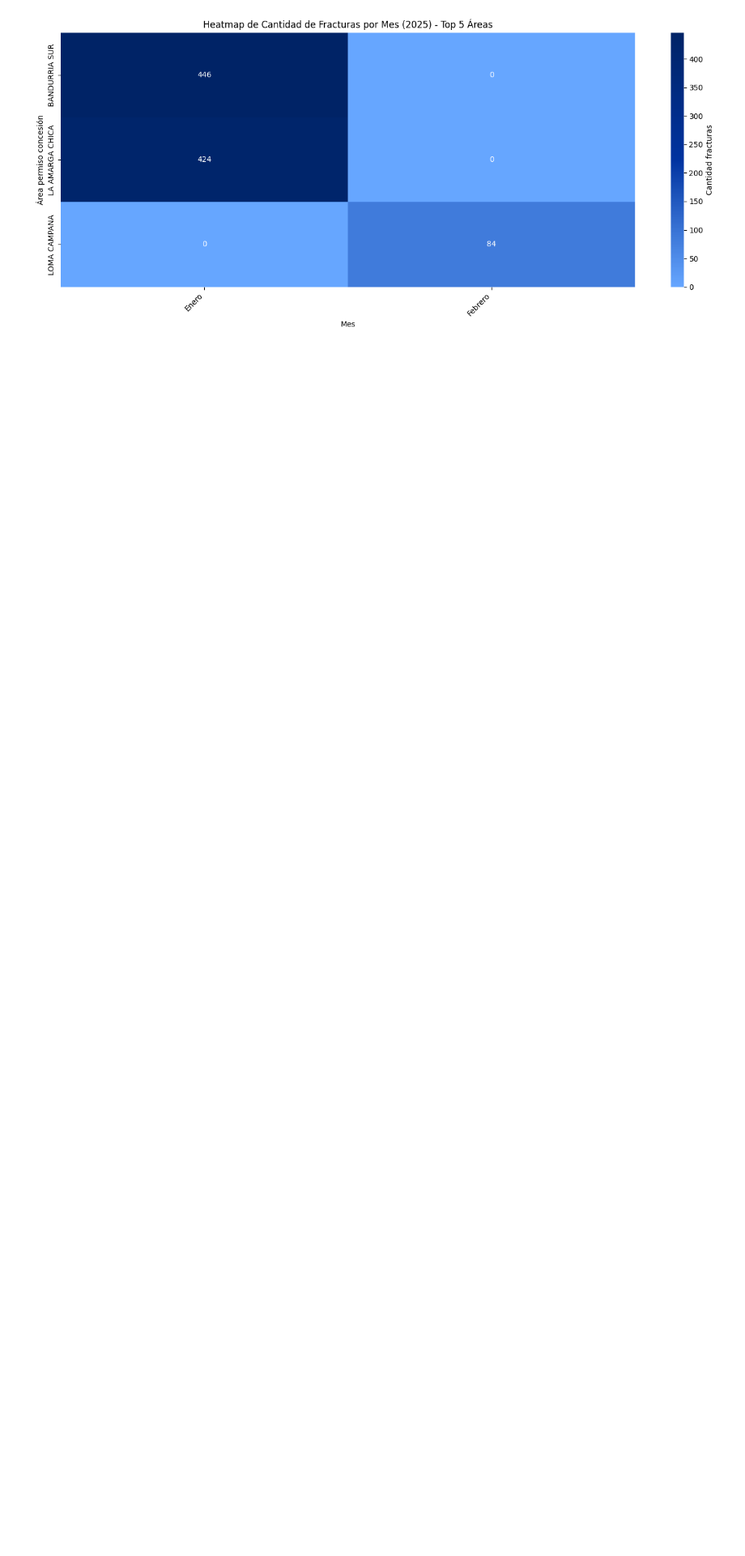
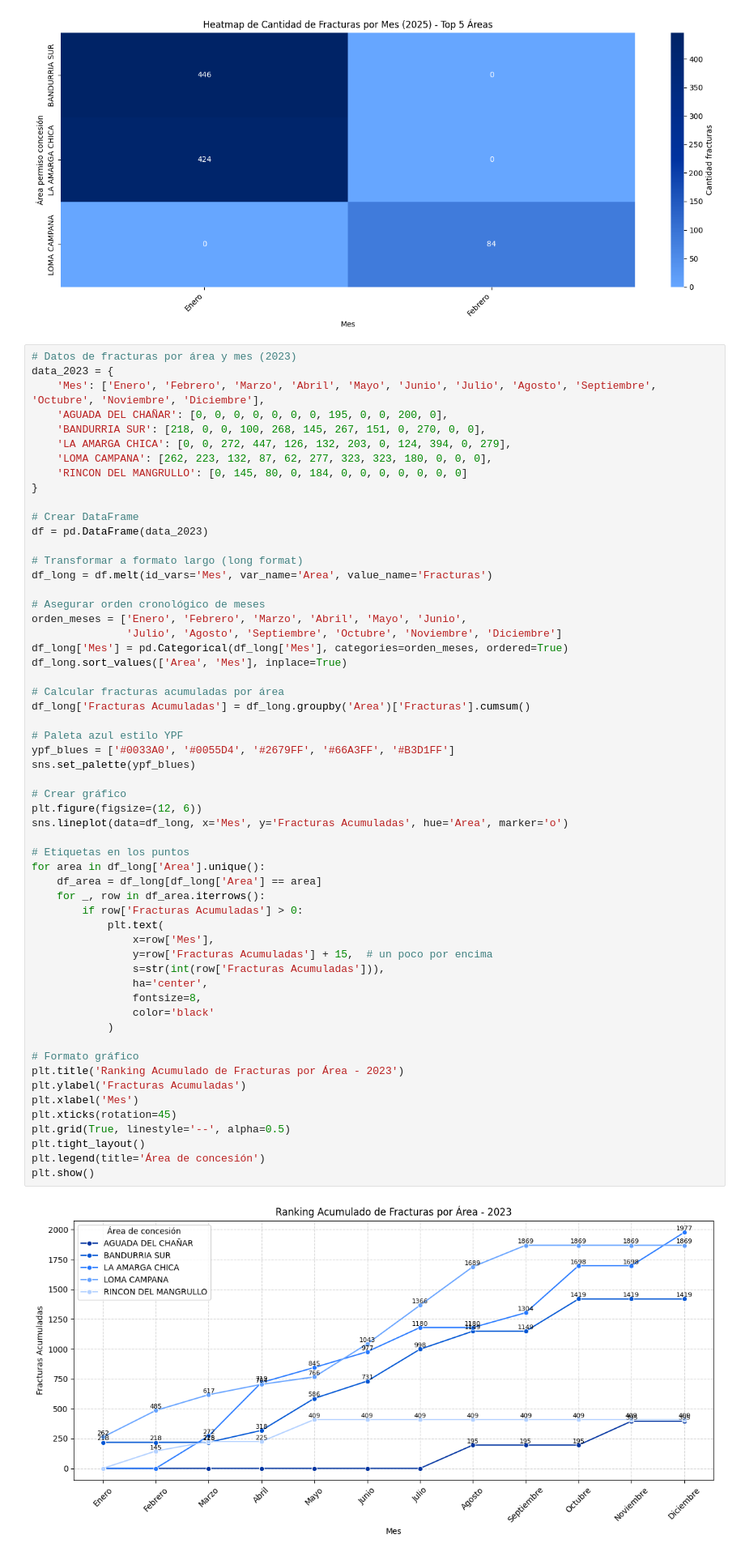
Before and after one commit to antonellafontanetto/Etapas-Fracturadas---YPF, a Jupyter notebook: Etapas_Fracturadas_de_YPF.ipynb, the cells around one changed output. Shown at 81% size. Drawn from its saved outputs; the diff is of its cells as text; blank space fills up the shorter version.

```diff
--- a/Etapas_Fracturadas_de_YPF.ipynb
+++ b/Etapas_Fracturadas_de_YPF.ipynb
@@ -691,6 +693,65 @@ plt.tight_layout()
 plt.show()
 # %% [output]
 [figure]
+# %%
+# Datos de fracturas por área y mes (2023)
+data_2023 = {
+    'Mes': ['Enero', 'Febrero', 'Marzo', 'Abril', 'Mayo', 'Junio', 'Julio', 'Agosto', 'Septiembre', 'Octubre', 'Noviembre', 'Diciembre'],
+    'AGUADA DEL CHAÑAR': [0, 0, 0, 0, 0, 0, 0, 195, 0, 0, 200, 0],
+    'BANDURRIA SUR': [218, 0, 0, 100, 268, 145, 267, 151, 0, 270, 0, 0],
+    'LA AMARGA CHICA': [0, 0, 272, 447, 126, 132, 203, 0, 124, 394, 0, 279],
+    'LOMA CAMPANA': [262, 223, 132, 87, 62, 277, 323, 323, 180, 0, 0, 0],
+    'RINCON DEL MANGRULLO': [0, 145, 80, 0, 184, 0, 0, 0, 0, 0, 0, 0]
+}
+
+# Crear DataFrame
+df = pd.DataFrame(data_2023)
+
+# Transformar a formato largo (long format)
+df_long = df.melt(id_vars='Mes', var_name='Area', value_name='Fracturas')
+
+# Asegurar orden cronológico de meses
+orden_meses = ['Enero', 'Febrero', 'Marzo', 'Abril', 'Mayo', 'Junio',
+               'Julio', 'Agosto', 'Septiembre', 'Octubre', 'Noviembre', 'Diciembre']
+df_long['Mes'] = pd.Categorical(df_long['Mes'], categories=orden_meses, ordered=True)
+df_long.sort_values(['Area', 'Mes'], inplace=True)
+
+# Calcular fracturas acumuladas por área
+df_long['Fracturas Acumuladas'] = df_long.groupby('Area')['Fracturas'].cumsum()
+
+# Paleta azul estilo YPF
+ypf_blues = ['#0033A0', '#0055D4', '#2679FF', '#66A3FF', '#B3D1FF']
+sns.set_palette(ypf_blues)
+
+# Crear gráfico
+plt.figure(figsize=(12, 6))
+sns.lineplot(data=df_long, x='Mes', y='Fracturas Acumuladas', hue='Area', marker='o')
+
+# Etiquetas en los puntos
+for area in df_long['Area'].unique():
+    df_area = df_long[df_long['Area'] == area]
+    for _, row in df_area.iterrows():
+        if row['Fracturas Acumuladas'] > 0:
+            plt.text(
+                x=row['Mes'],
+                y=row['Fracturas Acumuladas'] + 15,  # un poco por encima
+                s=str(int(row['Fracturas Acumuladas'])),
+                ha='center',
+                fontsize=8,
+                color='black'
+            )
+
+# Formato gráfico
+plt.title('Ranking Acumulado de Fracturas por Área - 2023')
+plt.ylabel('Fracturas Acumuladas')
+plt.xlabel('Mes')
+plt.xticks(rotation=45)
+plt.grid(True, linestyle='--', alpha=0.5)
+plt.tight_layout()
+plt.legend(title='Área de concesión')
+plt.show()
+# %% [output]
+[figure, added]
 # %%
 data = {
     'Mes': ['Enero', 'Febrero', 'Marzo', 'Abril', 'Mayo', 'Junio', 'Julio', 'Agosto', 'Septiembre', 'Octubre', 'Noviembre', 'Diciembre'],
```
Also changed, not shown: parts of 4 cells of this notebook.
